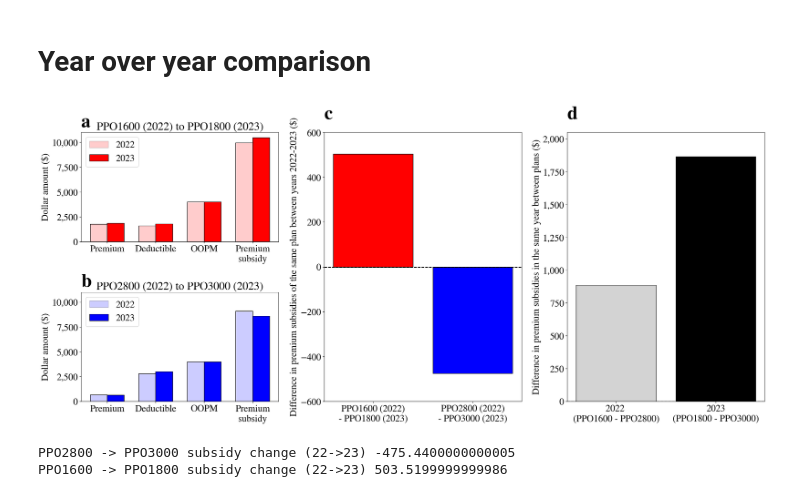
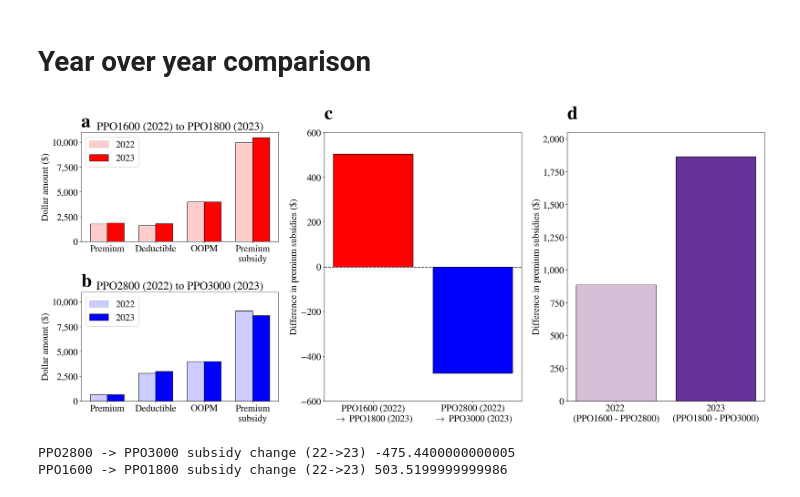
Before and after one commit to sbooeshaghi/health-insurance, a Jupyter notebook: healthcare_costs.ipynb, the cells around one changed output. Drawn from its saved outputs; the diff is of its cells as text; code cells hidden in the pictures.

Commit message:
plotting styles

```diff
--- a/healthcare_costs.ipynb
+++ b/healthcare_costs.ipynb
@@ -831,7 +831,7 @@ ax.yaxis.set_major_formatter(mpl.ticker.StrMethodFormatter('{x:,.0f}'))
 ax.legend()
 
 ax = axs[2]
-labels = ["PPO1600 (2022)\n- PPO1800 (2023)", "PPO2800 (2022)\n- PPO3000 (2023)"]
+labels = ["PPO1600 (2022)\n" + r"$\rightarrow$ PPO1800 (2023)", "PPO2800 (2022)\n" + r"$\rightarrow$ PPO3000 (2023)"]
 y = [
     plans["PPO1800-23"]["premium_subsidy"] - plans["PPO1600-22"]["premium_subsidy"],
     plans["PPO3000-23"]["premium_subsidy"] - plans["PPO2800-22"]["premium_subsidy"],
@@ -839,40 +839,40 @@ y = [
 ax.bar(labels, y, edgecolor="k", color=["red", "blue"])
 ax.axhline(0, color="k", linestyle="--")
 ax.set(**{
-    "ylabel": "Difference in premium subsidies of the same plan between years 2022-2023 ($)",
+    "ylabel": "Difference in premium subsidies ($)",
     "ylim": (-600, 600)
 })
 # ax.yaxis.tick_right()
 # ax.yaxis.set_label_position("right")
 
 ax = axs[3]
 labels = ["2022 \n(PPO1600 - PPO2800)", "2023\n(PPO1800 - PPO3000)"]
 y = [
     plans["PPO1600-22"]["premium_subsidy"] - plans["PPO2800-22"]["premium_subsidy"],
     plans["PPO1800-23"]["premium_subsidy"] - plans["PPO3000-23"]["premium_subsidy"],
 ]
-ax.bar(labels, y, edgecolor="k", color=["lightgray", "black"])
+ax.bar(labels, y, edgecolor="k", color=["thistle", "rebeccapurple"])
 ax.axhline(0, color="k", linestyle="--")
 ax.set(**{
-    "ylabel": "Difference in premium subsidies in the same year between plans ($)",
+    "ylabel": "Difference in premium subsidies ($)",
     "ylim": (0, 2050)
 })
 # ax.yaxis.tick_right()
 # ax.yaxis.set_label_position("right")
 
 # ax.text(0, y[0]*(1.01), "PPO1600 \n- PPO2800", ha="center")
 # ax.text(1, y[1]*(1.01), "PPO1800 \n- PPO3000", ha="center")
 ax.yaxis.set_major_formatter(mpl.ticker.StrMethodFormatter('{x:,.0f}'))
 
 for n, ax in enumerate(axs):
 
     ax.text(0, 1.05, string.ascii_lowercase[n], transform=ax.transAxes,
             size=40, weight='bold')
 
 fig.savefig("yoy-costs.png", dpi=300, bbox_inches="tight")
 fig.show()
 # %% [output]
-[figure, old version]
+[figure, new version]
 # %%
 print("PPO2800 -> PPO3000 subsidy change (22->23)", plans["PPO3000-23"]["premium_subsidy"] - plans["PPO2800-22"]["premium_subsidy"])
 print("PPO1600 -> PPO1800 subsidy change (22->23)", plans["PPO1800-23"]["premium_subsidy"] - plans["PPO1600-22"]["premium_subsidy"])
```
